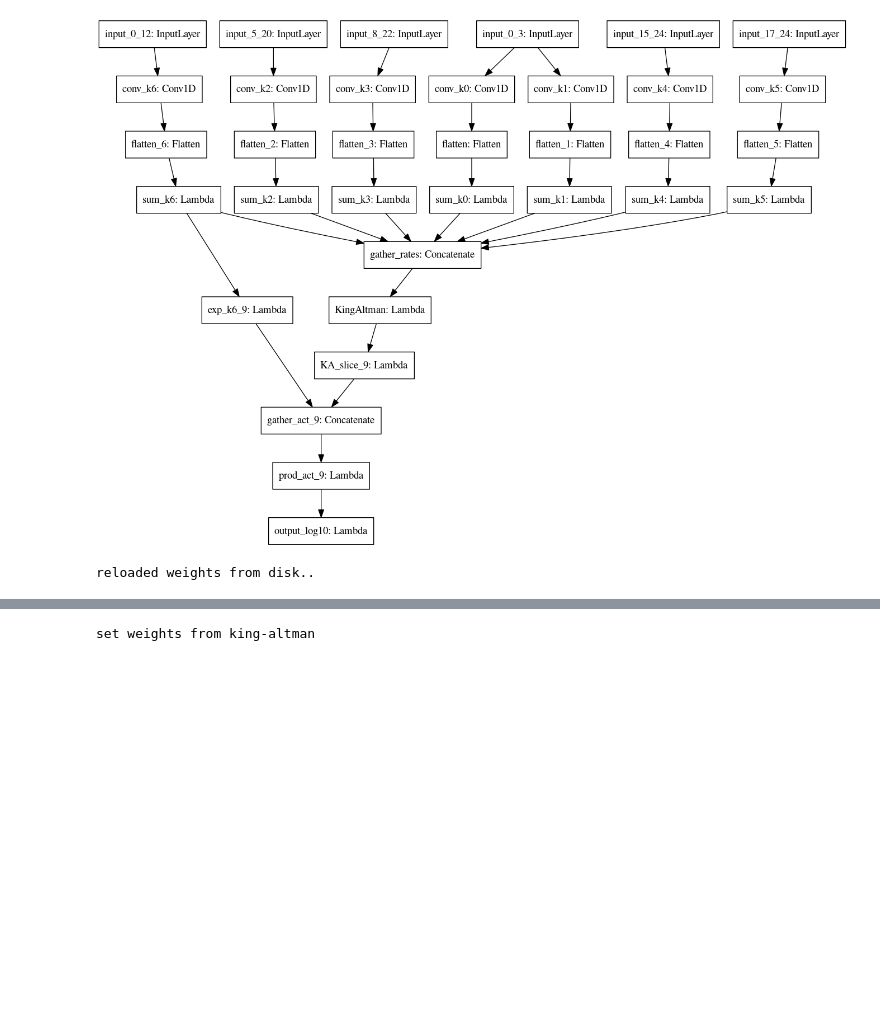
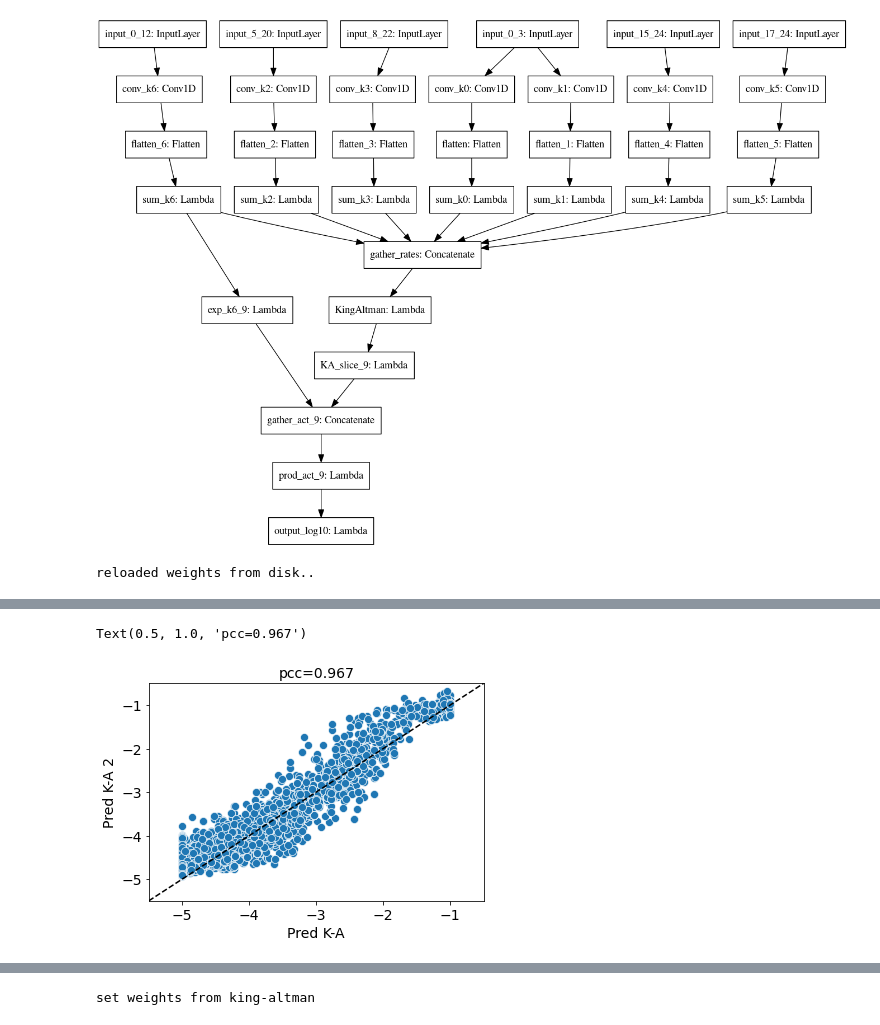
Before and after one commit to zj-zhang/Elektrum, a Jupyter notebook: notebooks/07-convert_KA_eigen-gRNA1.ipynb, the cells around one changed output, grey strips where cells are left out. Drawn from its saved outputs; the diff is of its cells as text; code cells hidden in the pictures; blank space fills up the shorter version.

```diff
--- a/notebooks/07-convert_KA_eigen-gRNA1.ipynb
+++ b/notebooks/07-convert_KA_eigen-gRNA1.ipynb
@@ -208,0 +211,13 @@ k_6 1.8077936
+# %%
+%matplotlib inline
+
+ax = sns.scatterplot(x=y_ka_hat.flatten(), y=y_ka_hat2.flatten())
+ax.set_xlabel('Pred K-A')
+ax.set_ylabel('Pred K-A 2')
+ax.set_xlim(-5.5,-0.5)
+ax.set_ylim(-5.5,-0.5)
+ax.plot([0,1], [0,1], transform=ax.transAxes, ls='--', c="black")
+ax.set_title('pcc=%.3f' % ss.pearsonr(y_ka_hat2.flatten(), y_ka_hat.flatten())[0])
+# %% [output]
+Text(0.5, 1.0, 'pcc=0.967')
+[figure, added]
```
Also changed, not shown: parts of 8 cells of this notebook, 10 other files.
